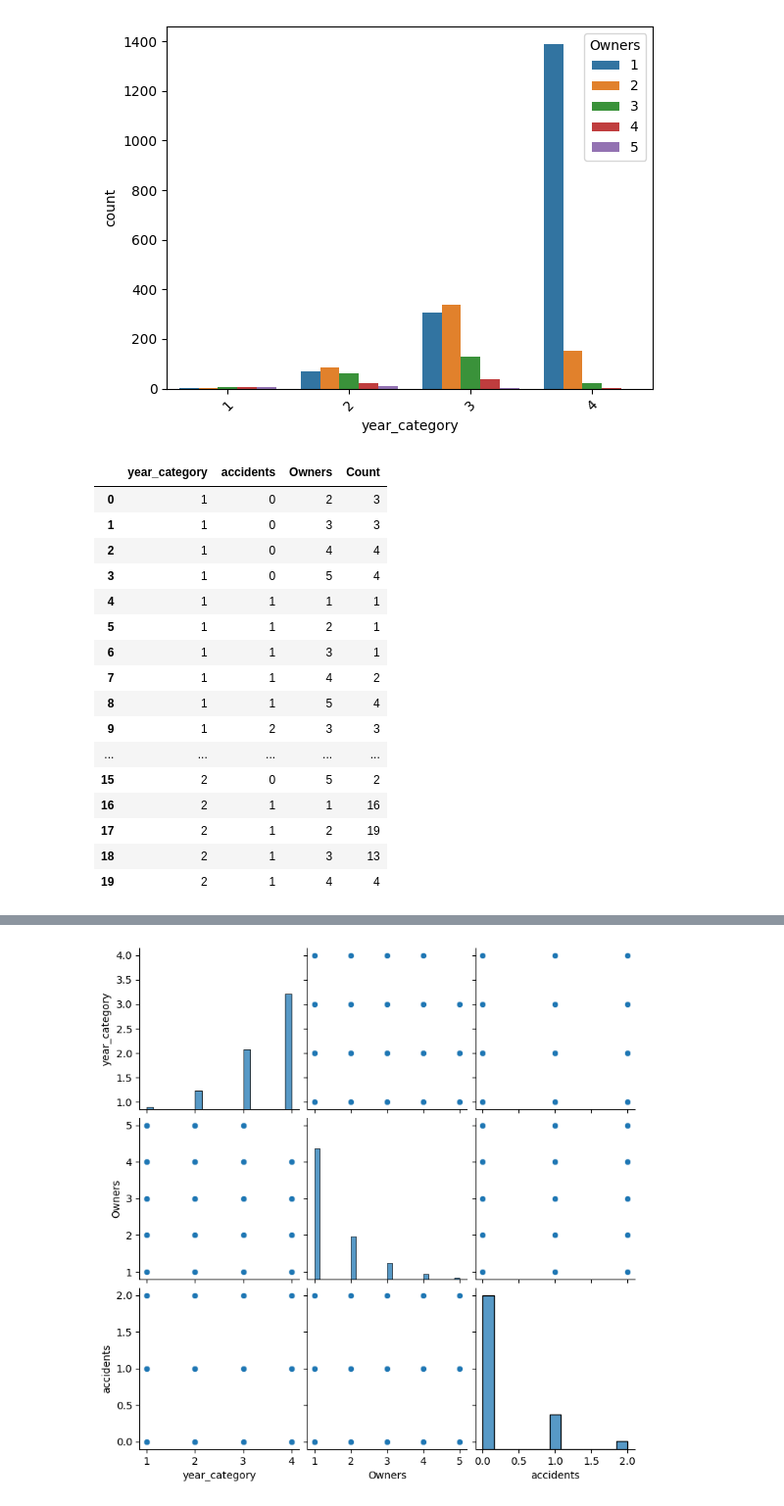
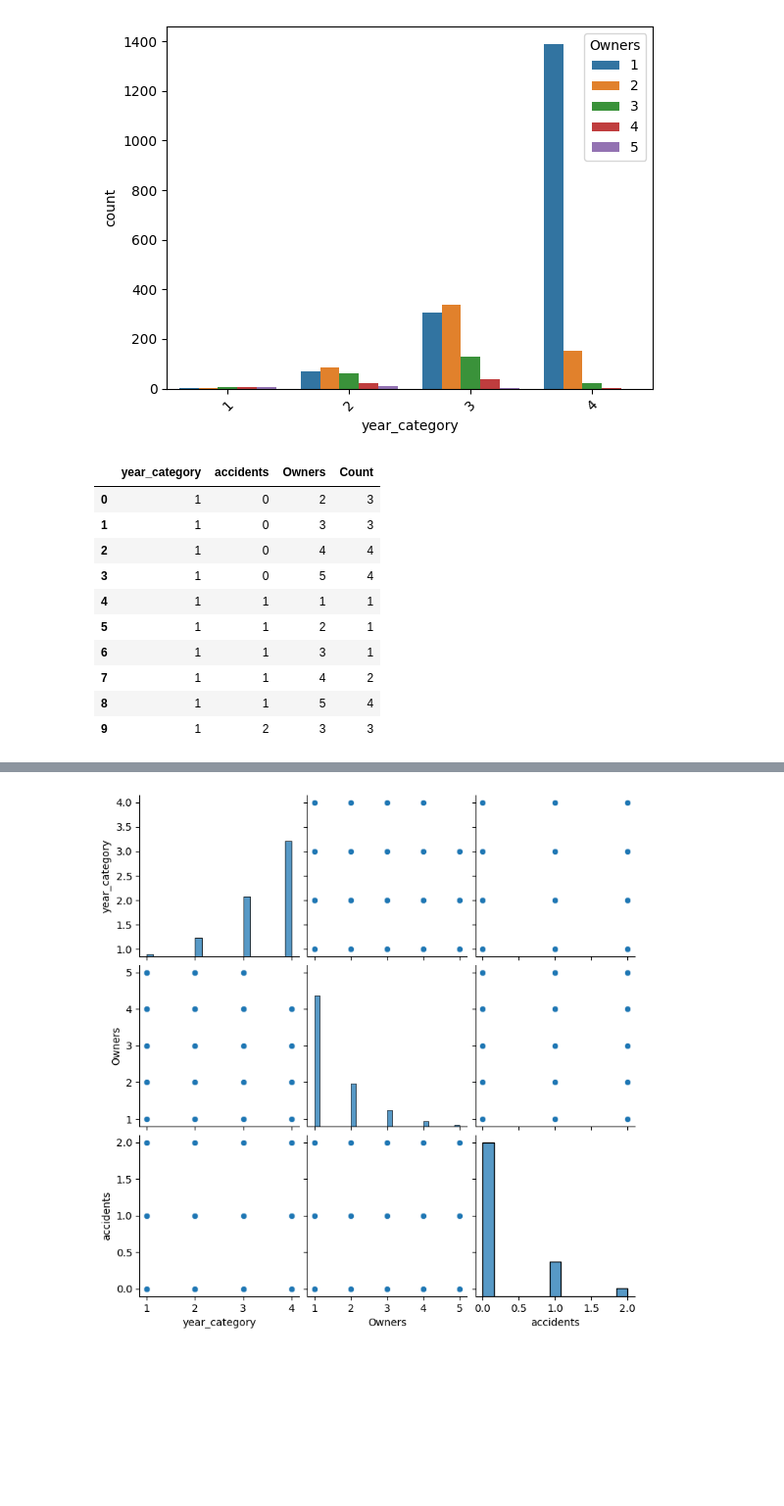
Before and after one commit to Soha85/MyKaggle, a Jupyter notebook: used-car-price-prediction.ipynb, the cells around one changed output, grey strips where cells are left out. Shown at 98% size. Drawn from its saved outputs; the diff is of its cells as text; code cells hidden in the pictures; blank space fills up the shorter version.

```diff
--- a/used-car-price-prediction.ipynb
+++ b/used-car-price-prediction.ipynb
@@ -310,23 +303,17 @@ plt.xticks(rotation=45)
 # %%
 # Aggregate
 df_agg = df.groupby(['year_category','accidents','Owners']).size().reset_index(name='Count')
-df_agg.head(20)
+df_agg.head(10)
 # %% [output]
 |  | year_category | accidents | Owners | Count |
 | 0 | 1 | 0 | 2 | 3 |
 | 1 | 1 | 0 | 3 | 3 |
 | 2 | 1 | 0 | 4 | 4 |
 | 3 | 1 | 0 | 5 | 4 |
 | 4 | 1 | 1 | 1 | 1 |
 | 5 | 1 | 1 | 2 | 1 |
 | 6 | 1 | 1 | 3 | 1 |
 | 7 | 1 | 1 | 4 | 2 |
 | 8 | 1 | 1 | 5 | 4 |
 | 9 | 1 | 2 | 3 | 3 |
-| ... | ... | ... | ... | ... |
-| 15 | 2 | 0 | 5 | 2 |
-| 16 | 2 | 1 | 1 | 16 |
-| 17 | 2 | 1 | 2 | 19 |
-| 18 | 2 | 1 | 3 | 13 |
-| 19 | 2 | 1 | 4 | 4 |
 # %%
```
Also changed, not shown: parts of 6 cells of this notebook.
